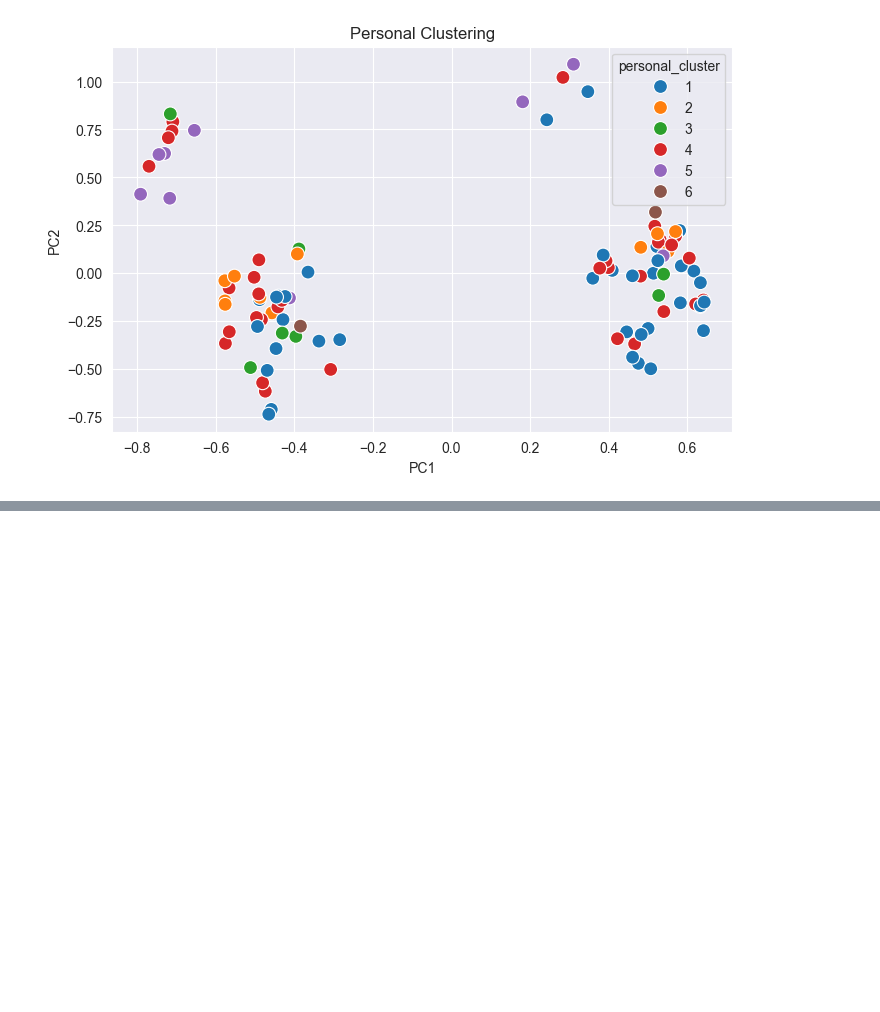
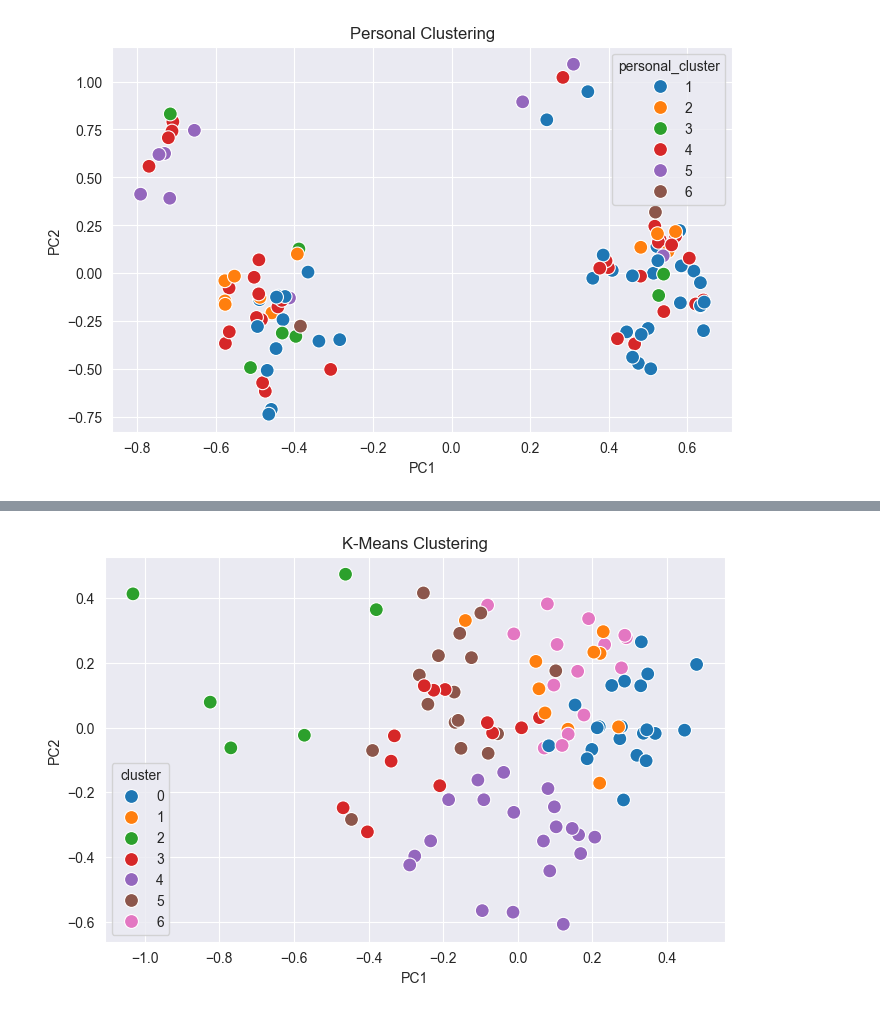
Before and after one commit to jamiany/dspro1, a Jupyter notebook: data_preparation/api.ipynb, the cells around one changed output, grey strips where cells are left out. Saved outputs shown, nothing was run; the diff lists cells and outputs as text; code cells hidden in the pictures; blank space fills up the shorter version.

```diff
--- a/data_preparation/api.ipynb
+++ b/data_preparation/api.ipynb
@@ -253,0 +309,13 @@ print(df.loc[df['time_signature'] != 4])
+# %%
+k = 7
+kmeans = KMeans(n_clusters=k, random_state=0)
+kmeans.fit(purged)
+
+pca_df['cluster'] = kmeans.labels_
+
+plt.figure(figsize=(8, 5))
+sns.scatterplot(data=pca_df, x='PC1', y='PC2', hue='cluster', palette='tab10', s=100)
+plt.title('K-Means Clustering')
+plt.show()
+# %% [output]
+[figure, added]
```
Also changed, not shown: parts of 13 cells of this notebook, 6 other files.
